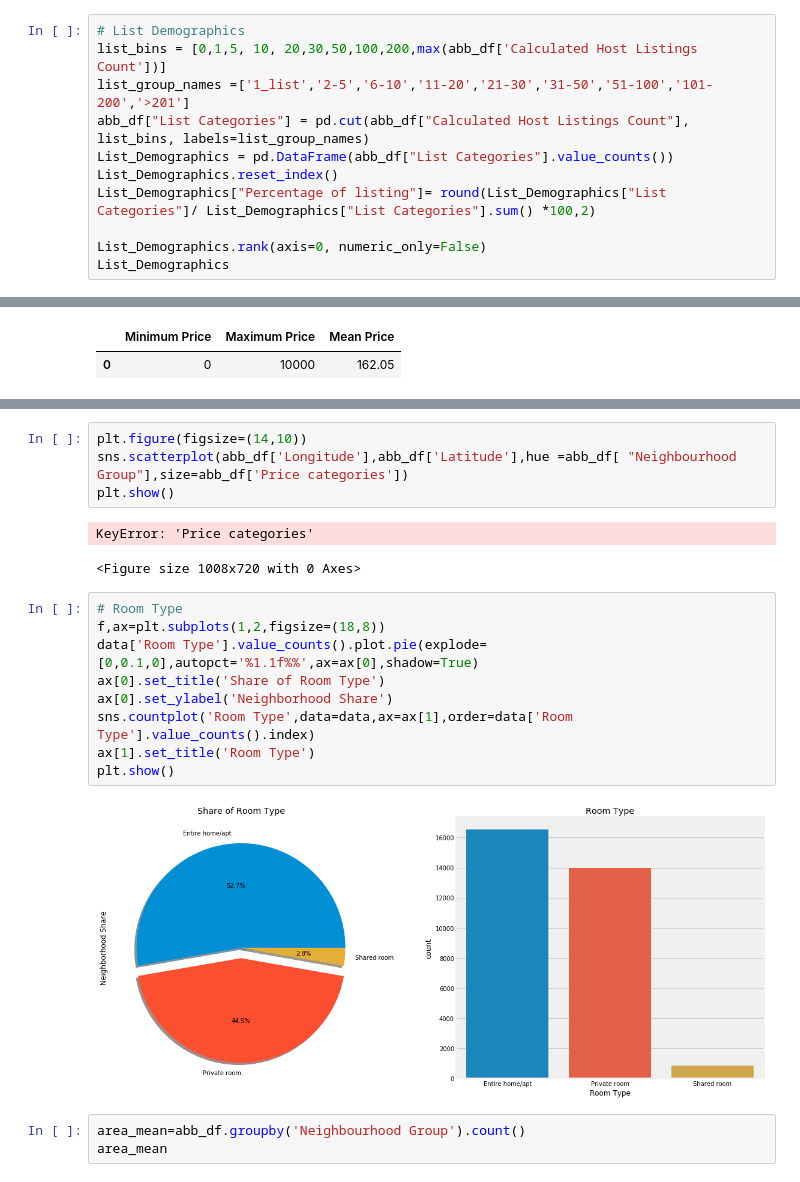
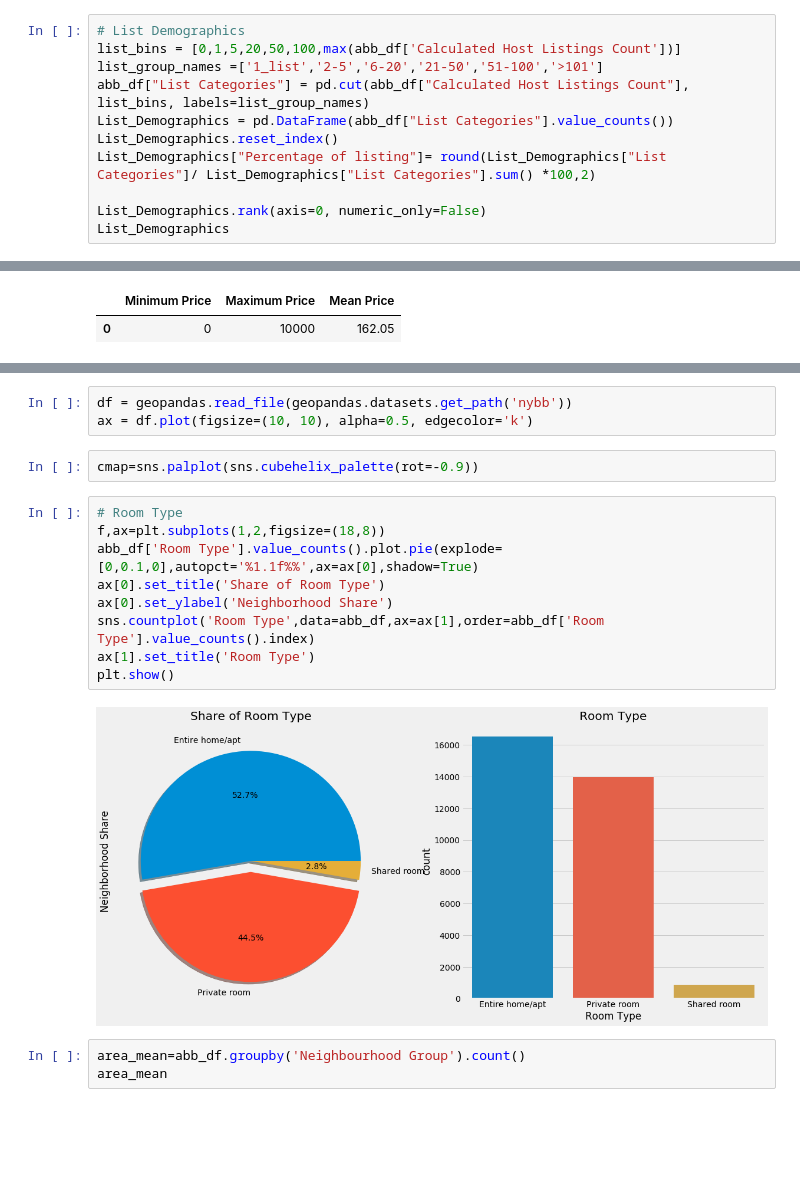
Before and after one commit to hayden4davey/Project1-Group2, a Jupyter notebook: shao data exploring.ipynb, the cells around one changed output, grey strips where cells are left out. Drawn from its saved outputs; the diff is of its cells as text; blank space fills up the shorter version.

```diff
--- a/shao data exploring.ipynb
+++ b/shao data exploring.ipynb
@@ -90,8 +90,8 @@ max        327.000000
 Name: Host ID, dtype: float64
 # %%
 # List Demographics
-list_bins = [0,1,5, 10, 20,30,50,100,200,max(abb_df['Calculated Host Listings Count'])]
-list_group_names =['1_list','2-5','6-10','11-20','21-30','31-50','51-100','101-200','>201']
+list_bins = [0,1,5,20,50,100,max(abb_df['Calculated Host Listings Count'])]
+list_group_names =['1_list','2-5','6-20','21-50','51-100','>101']
 abb_df["List Categories"] = pd.cut(abb_df["Calculated Host Listings Count"], list_bins, labels=list_group_names)
 List_Demographics = pd.DataFrame(abb_df["List Categories"].value_counts())
 List_Demographics.reset_index()
@@ -203,24 +200,22 @@ ax[1].set_ylabel('Neighborhood Share')
 plt.show()
 # %% [output]
 [figure]
-# %%
-plt.figure(figsize=(14,10))
-sns.scatterplot(abb_df['Longitude'],abb_df['Latitude'],hue =abb_df[ "Neighbourhood Group"],size=abb_df['Price categories'])
-plt.show()
-# %% [output]
-KeyError: 'Price categories'
-<Figure size 1008x720 with 0 Axes>
+# %%
+df = geopandas.read_file(geopandas.datasets.get_path('nybb'))
+ax = df.plot(figsize=(10, 10), alpha=0.5, edgecolor='k')
+# %%
+cmap=sns.palplot(sns.cubehelix_palette(rot=-0.9))
 # %%
 # Room Type
 f,ax=plt.subplots(1,2,figsize=(18,8))
-data['Room Type'].value_counts().plot.pie(explode=[0,0.1,0],autopct='%1.1f%%',ax=ax[0],shadow=True)
+abb_df['Room Type'].value_counts().plot.pie(explode=[0,0.1,0],autopct='%1.1f%%',ax=ax[0],shadow=True)
 ax[0].set_title('Share of Room Type')
 ax[0].set_ylabel('Neighborhood Share')
-sns.countplot('Room Type',data=data,ax=ax[1],order=data['Room Type'].value_counts().index)
+sns.countplot('Room Type',data=abb_df,ax=ax[1],order=abb_df['Room Type'].value_counts().index)
 ax[1].set_title('Room Type')
 plt.show()
 # %% [output]
-[figure, old version]
+[figure, new version]
 # %%
 area_mean=abb_df.groupby('Neighbourhood Group').count()
 area_mean
```
Also changed, not shown: parts of 6 cells of this notebook.
